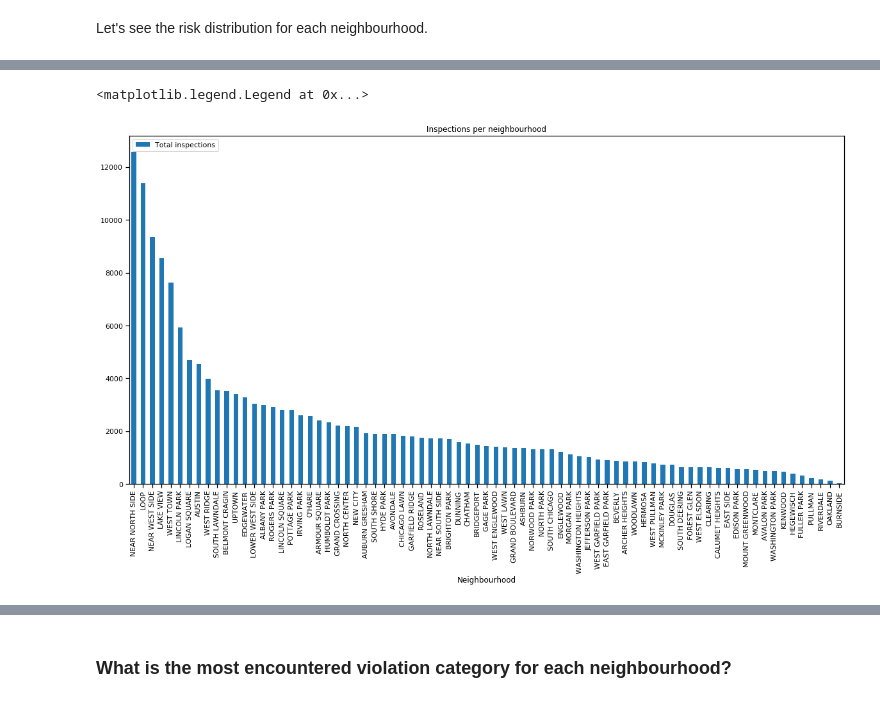
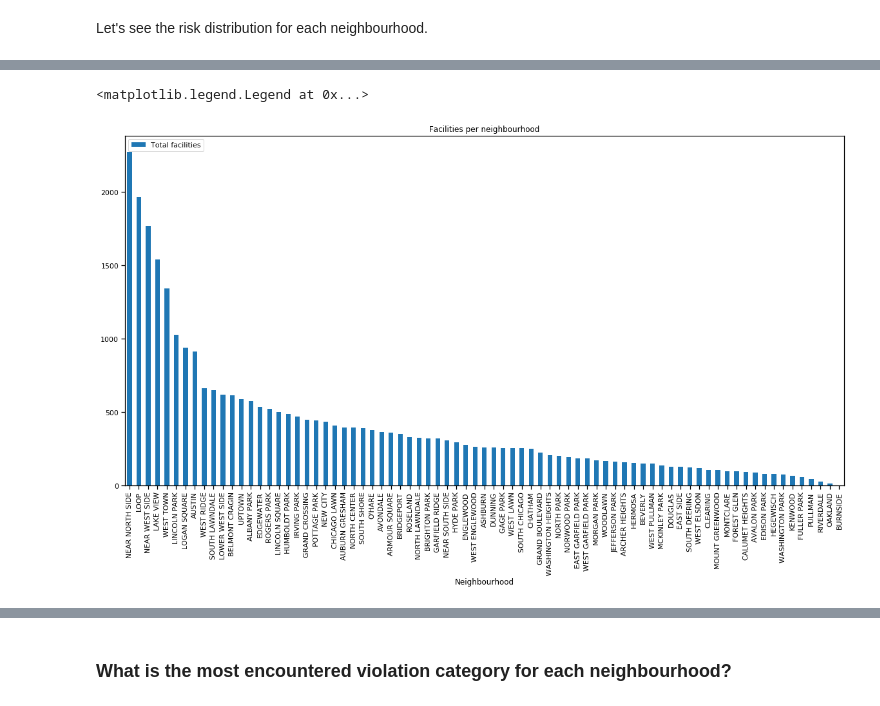
Before and after one commit to Gondolav/ADA-project, a Jupyter notebook: notebook.ipynb, the cells around one changed output, grey strips where cells are left out. Saved outputs shown, nothing was run; the diff lists cells and outputs as text; code cells hidden in the pictures.

```diff
--- a/notebook.ipynb
+++ b/notebook.ipynb
@@ -1027,0 +1014,5 @@ risks_per_hood.head()
+# %%
+# We use drop duplicates as we want to consider each facility just once
+risks_per_hood = df.drop_duplicates('License #').groupby(['Neighbourhood'])['Risk'].value_counts().unstack().drop('ALL', axis=1).fillna(0)
+risks_per_hood = risks_per_hood.apply(lambda x: x.astype(int))
+risks_per_hood.head()
@@ -1041,7 +1040,5 @@ risks_per_hood.head()
 # %%
 risks_per_hood_normalized = risks_per_hood.copy()
-risks_per_hood_normalized['Total inspections'] = risks_per_hood_normalized['RISK 1 (HIGH)'] + \
-                                                 risks_per_hood_normalized['RISK 2 (MEDIUM)'] + \
-                                                 risks_per_hood_normalized['RISK 3 (LOW)']
-risks_per_hood_normalized.head()
+risks_per_hood_normalized['Total facilities'] = risks_per_hood_normalized.sum(axis=1)
+risks_per_hood_normalized
 # %% [output]
@@ -1055,8 +1059,8 @@ risks_per_hood_normalized.head()
 # %%
-most_inspected_neighbourhoods = risks_per_hood_normalized.sort_values('Total inspections', axis=0, ascending=False)[['Total inspections']]
-most_inspected_neighbourhoods.columns.rename('', inplace=True)
-most_inspected_neighbourhoods.plot.bar(figsize=(20, 10), title='Inspections per neighbourhood').legend(loc='upper left')
+most_facilities_neighbourhoods = risks_per_hood_normalized.sort_values('Total facilities', axis=0, ascending=False)[['Total facilities']]
+most_facilities_neighbourhoods.columns.rename('', inplace=True)
+most_facilities_neighbourhoods.plot.bar(figsize=(20, 10), title='Facilities per neighbourhood').legend(loc='upper left')
 # %% [output]
 <matplotlib.legend.Legend at 0x...>
-[figure, old version]
+[figure, new version]
 # %%
```
Also changed, not shown: parts of 14 cells of this notebook.
